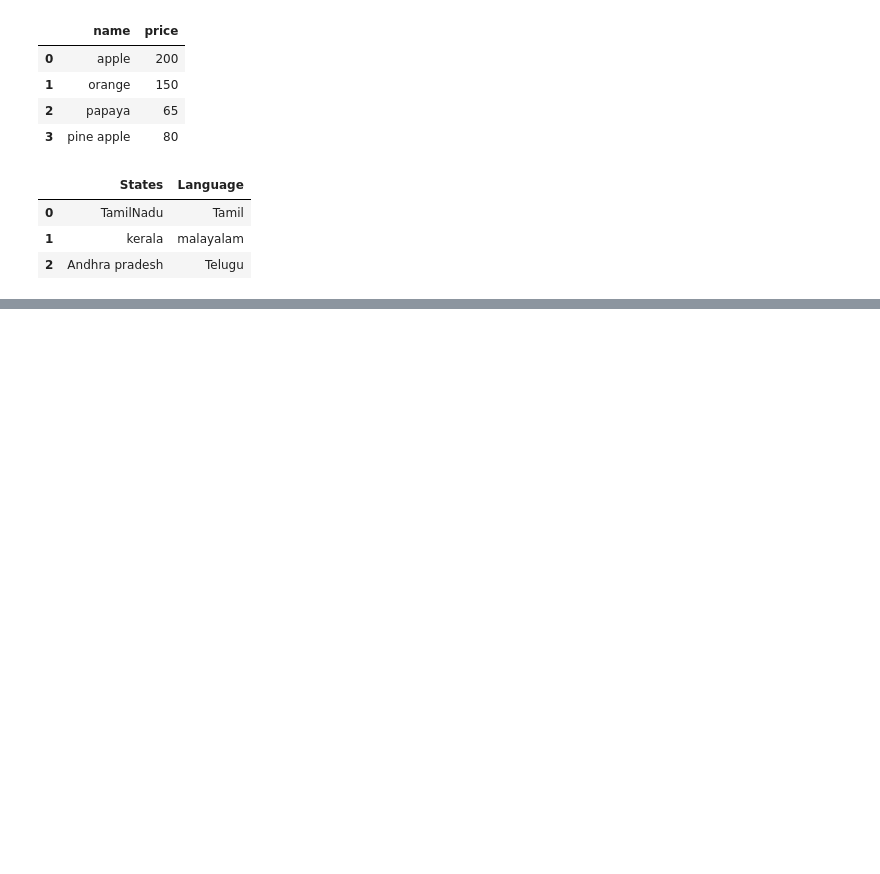
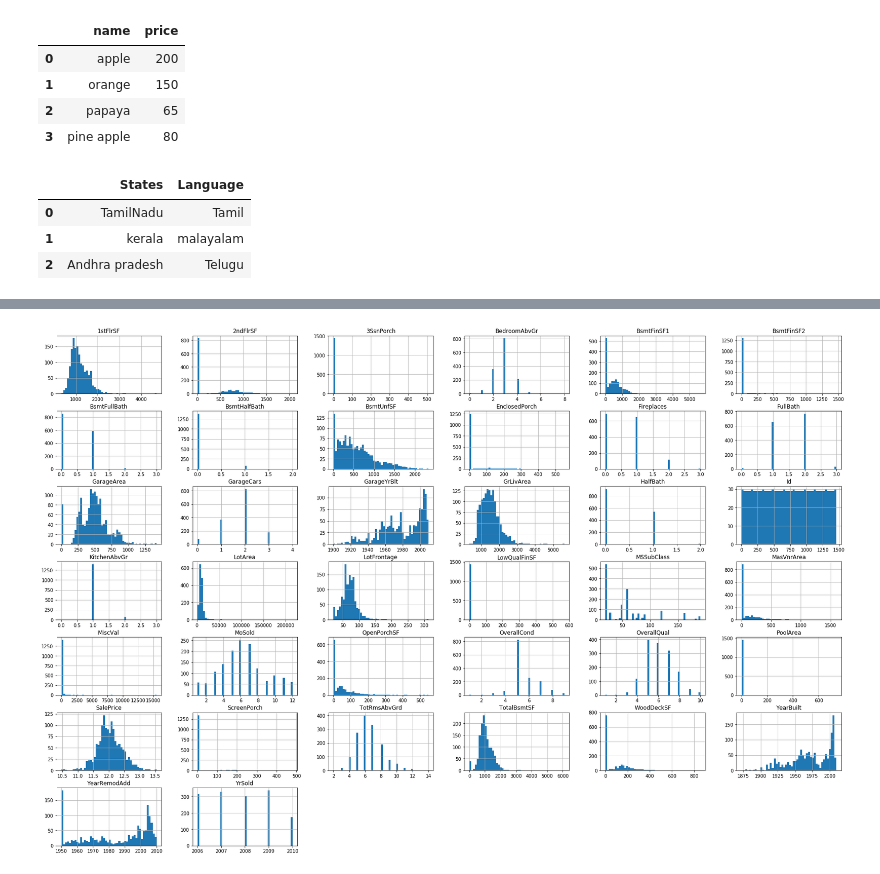
Before and after one commit to sharmasaravanan/Machine_learning, a Jupyter notebook: SRM.ipynb, the cells around one changed output, grey strips where cells are left out. Saved outputs shown, nothing was run; the diff lists cells and outputs as text; code cells hidden in the pictures; blank space fills up the shorter version.

```diff
--- a/SRM.ipynb
+++ b/SRM.ipynb
@@ -526,0 +636,4 @@ DF
+# %%
+data.hist(bins=50, figsize=(30,20));
+# %% [output]
+[figure, added]
```
Also changed, not shown: parts of 50 cells of this notebook, 2 other files.
